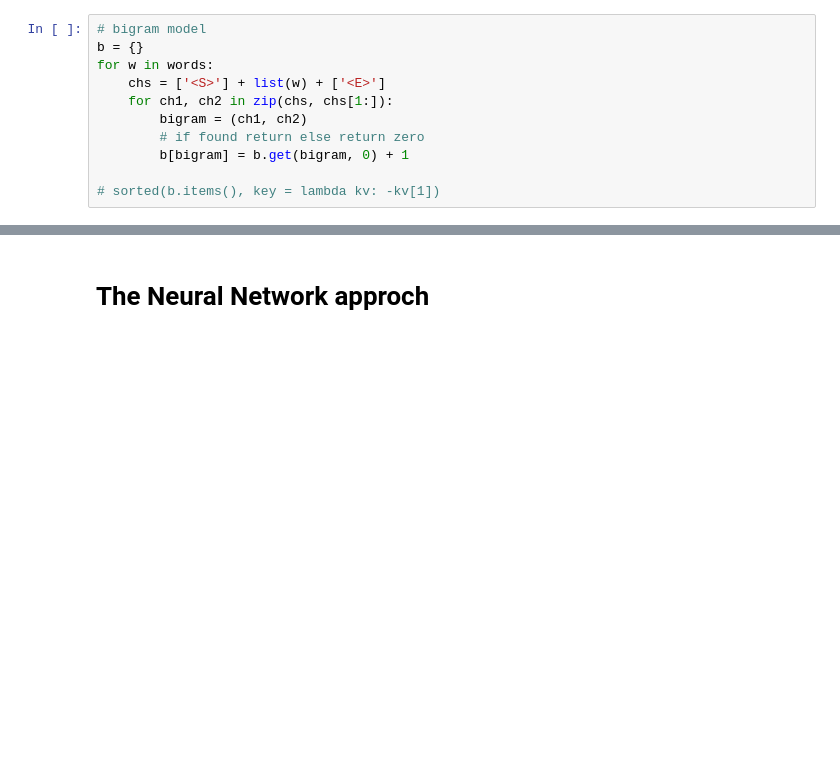
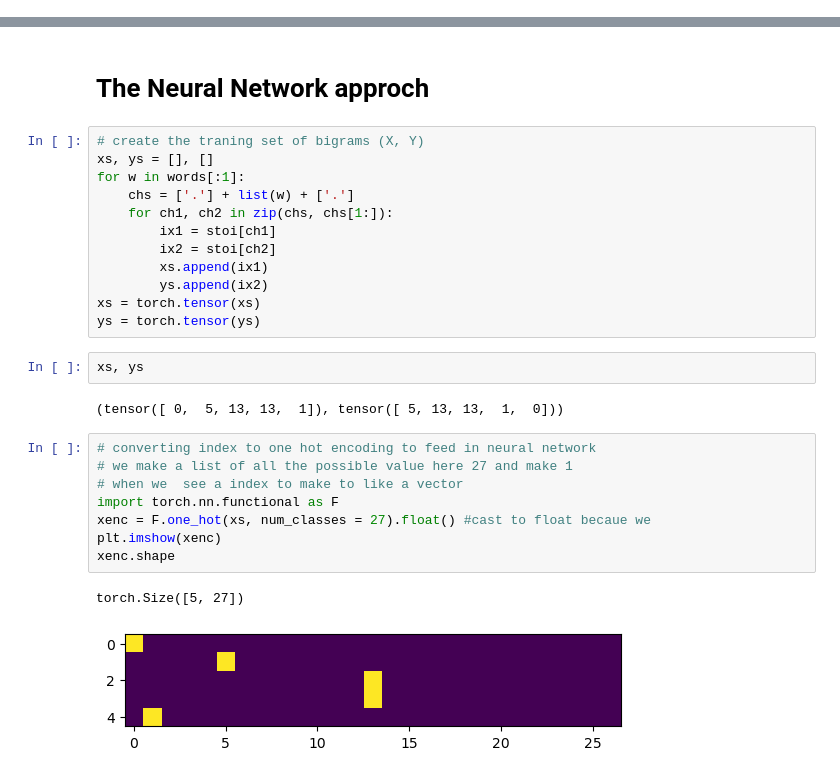
Before and after one commit to nishantssoni/codeDumps, a Jupyter notebook: makemore/makemore.ipynb, the cells around one changed output, grey strips where cells are left out. Saved outputs shown, nothing was run; the diff lists cells and outputs as text; blank space fills up the shorter version.

Commit message:
added one hot encoding for the data

```diff
--- a/makemore/makemore.ipynb
+++ b/makemore/makemore.ipynb
@@ -17,11 +38,0 @@ min word length :  2
-# %%
-# bigram model
-b = {}
-for w in words:
-    chs = ['<S>'] + list(w) + ['<E>']
-    for ch1, ch2 in zip(chs, chs[1:]):
-        bigram = (ch1, ch2)
-        # if found return else return zero
-        b[bigram] = b.get(bigram, 0) + 1
-
-# sorted(b.items(), key = lambda kv: -kv[1])
@@ -121,3 +111,30 @@ negative_log_likelihood=tensor(559951.5625)
 avg_negative_log_likelihood=tensor(2.4544)
 # %% [markdown]
 # The Neural Network approch
+# %%
+# create the traning set of bigrams (X, Y)
+xs, ys = [], []
+for w in words[:1]:
+    chs = ['.'] + list(w) + ['.']
+    for ch1, ch2 in zip(chs, chs[1:]):
+        ix1 = stoi[ch1]
+        ix2 = stoi[ch2]
+        xs.append(ix1)
+        ys.append(ix2)
+xs = torch.tensor(xs)
+ys = torch.tensor(ys)
+# %%
+xs, ys
+# %% [output]
+(tensor([ 0,  5, 13, 13,  1]), tensor([ 5, 13, 13,  1,  0]))
+# %%
+# converting index to one hot encoding to feed in neural network
+# we make a list of all the possible value here 27 and make 1
+# when we  see a index to make to like a vector
+import torch.nn.functional as F
+xenc = F.one_hot(xs, num_classes = 27).float() #cast to float becaue we
+plt.imshow(xenc)
+xenc.shape
+# %% [output]
+torch.Size([5, 27])
+[figure, added]
```
Also changed, not shown: parts of 7 cells of this notebook.
